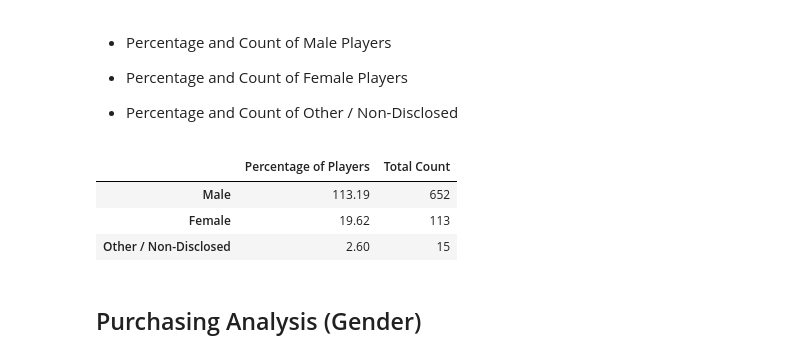
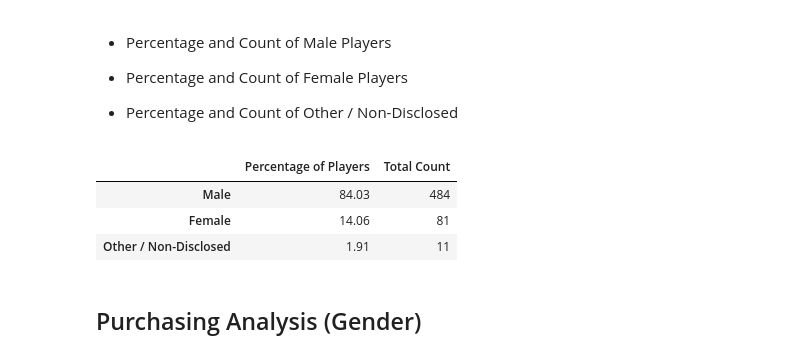
Before and after one commit to MadhukaraBS/BootCamp, a Jupyter notebook: 04-Numpy-Pandas/Instructions/HeroesOfPymoli/HeroesOfPymoli.ipynb, the cells around one changed output. Cells and saved outputs as stored; diff of their text form; code cells hidden in the pictures.

```diff
--- a/04-Numpy-Pandas/Instructions/HeroesOfPymoli/HeroesOfPymoli.ipynb
+++ b/04-Numpy-Pandas/Instructions/HeroesOfPymoli/HeroesOfPymoli.ipynb
@@ -97,38 +97,39 @@ pd.DataFrame({'Number of Unique Items' : [u_item_count],
 # %%
 # First way to compute count of players by gender
 # df = purchase_data[purchase_data['Gender'] == 'Male']
 # male_players = len(df.index)
 # df = purchase_data[purchase_data['Gender'] == 'Female']
 # female_players = len(df.index)
 # df = purchase_data[(purchase_data['Gender'] != 'Female') & (purchase_data['Gender'] != 'Male')]
 # other_players = len(df.index)
 # (male_players, female_players, other_players)
 # Shape will print the total dimension of the dataframe and we extract number of rows
 # df.shape[0]
 
-df = purchase_data['Gender'].value_counts().to_frame()
+purch_df = purchase_data.drop_duplicates(['SN', 'Gender'])
+df = purch_df['Gender'].value_counts().to_frame()
 
 # Alternative ways to get player count
 # male_players = df[0]
 #female_players = df[1]
 #other_players = df[2]
 # len(df.index)
 # male_players, female_players, other_players = (df['Gender']/player_count) * 100
 # df['Percentage of Players']= male_players, female_players, other_players
 
 # Percentage of players based on gender
-players = (df['Gender']/player_count) * 100
+players = (df['Gender'] * 100) / player_count
 df['Percentage of Players']= players
 df.columns
 df.rename(columns={'Gender':'Total Count'}, inplace=True)
 df = df [['Percentage of Players', 'Total Count']]
 pd.options.display.float_format = '{:,.2f}'.format
 df
 # %% [output]
 |  | Percentage of Players | Total Count |
-| Male | 113.19 | 652 |
-| Female | 19.62 | 113 |
-| Other / Non-Disclosed | 2.60 | 15 |
+| Male | 84.03 | 484 |
+| Female | 14.06 | 81 |
+| Other / Non-Disclosed | 1.91 | 11 |
 # %% [markdown]
 
 ## Purchasing Analysis (Gender)
```
Also changed, not shown: parts of 4 cells of this notebook, 1 other file.
